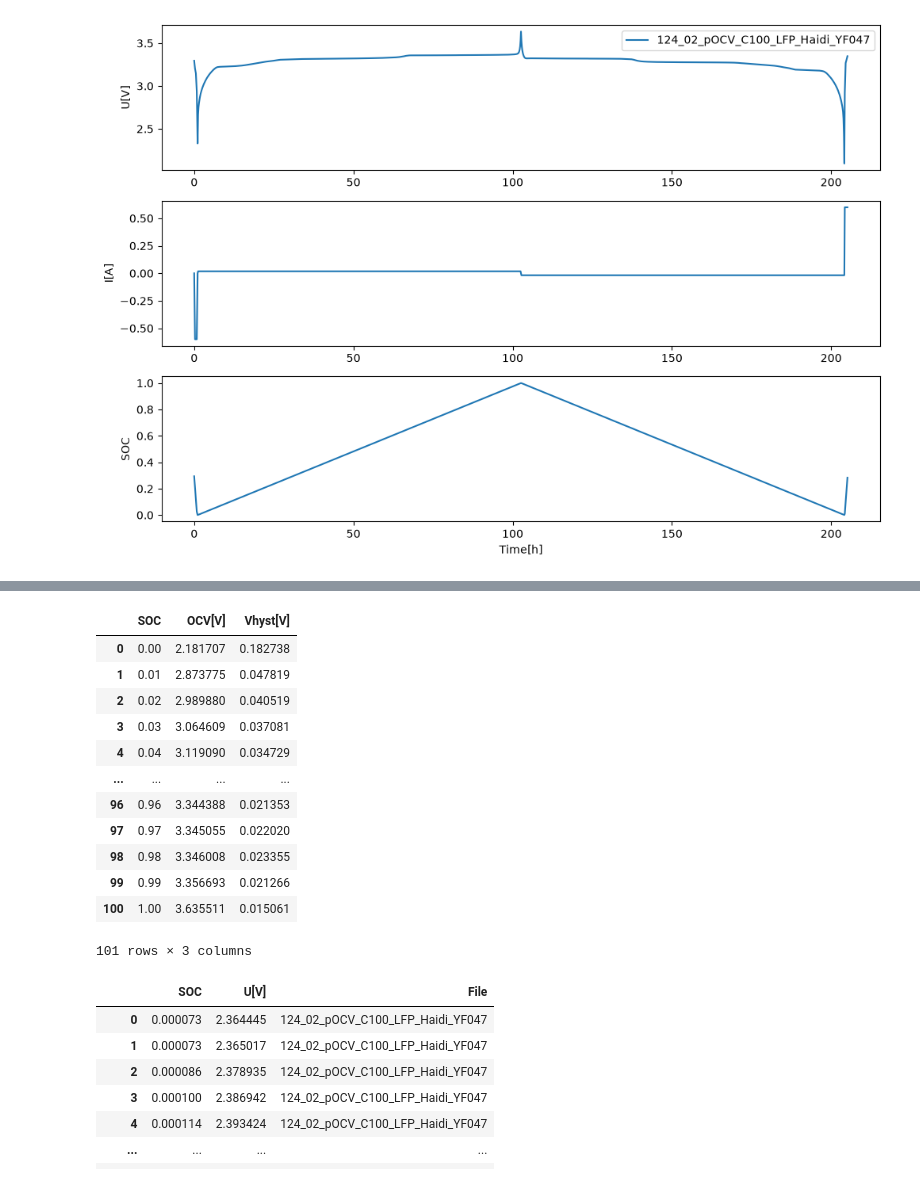
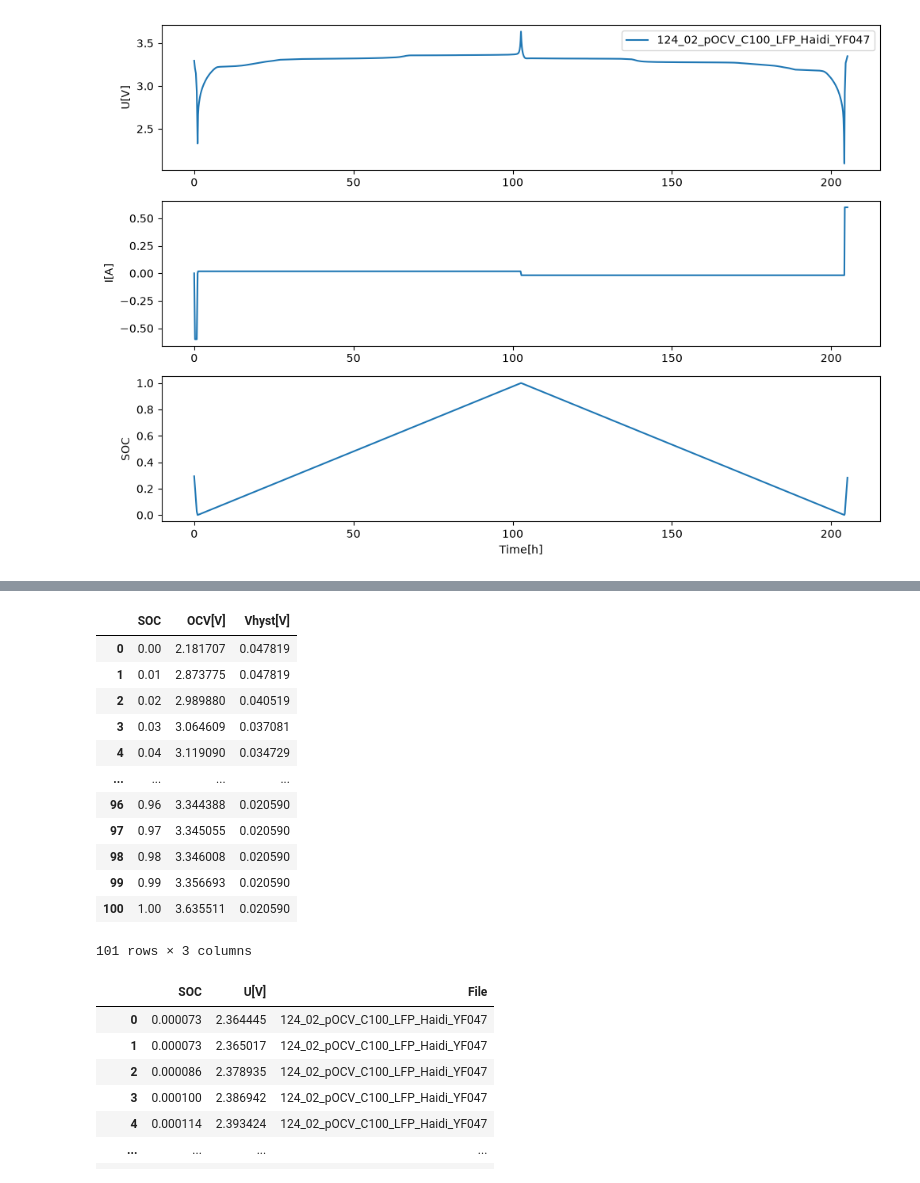
Before and after one commit to tum-ees/simses, a Jupyter notebook: tools/cell_characterisation/notebooks/pocv_test.ipynb, the cells around one changed output, grey strips where cells are left out. Cells and saved outputs as stored; diff of their text form; code cells hidden in the pictures.

```diff
--- a/tools/cell_characterisation/notebooks/pocv_test.ipynb
+++ b/tools/cell_characterisation/notebooks/pocv_test.ipynb
@@ -13,6 +13,9 @@ import matplotlib.pyplot as plt
 
 from tools.cell_characterisation.common import plot_measurements, read_measurements
 from tools.cell_characterisation.pocv_to_ocv_vhyst import build_ocv_lut, calc_ocv
+# %%
+TL = 1
+TR = 10
 # %%
 DATA = [Path(r"./data/124_02_pOCV_C100_LFP_Haidi_YF047.txt")]
 # %%
@@ -24,21 +43,21 @@ plot_measurements(meas, slice_step=100)
 # %%
 charge_df, discharge_df = calc_ocv(meas)
-lut = build_ocv_lut(charge_df, discharge_df, truncation_percent=0)
+lut = build_ocv_lut(charge_df, discharge_df, trunc_L=TL, trunc_R=TR)
 lut = lut["124_02_pOCV_C100_LFP_Haidi_YF047"]
 lut
 # %% [output]
 |  | SOC | OCV[V] | Vhyst[V] |
-| 0 | 0.00 | 2.181707 | 0.182738 |
+| 0 | 0.00 | 2.181707 | 0.047819 |
 | 1 | 0.01 | 2.873775 | 0.047819 |
 | 2 | 0.02 | 2.989880 | 0.040519 |
 | 3 | 0.03 | 3.064609 | 0.037081 |
 | 4 | 0.04 | 3.119090 | 0.034729 |
 | ... | ... | ... | ... |
-| 96 | 0.96 | 3.344388 | 0.021353 |
-| 97 | 0.97 | 3.345055 | 0.022020 |
-| 98 | 0.98 | 3.346008 | 0.023355 |
-| 99 | 0.99 | 3.356693 | 0.021266 |
-| 100 | 1.00 | 3.635511 | 0.015061 |
+| 96 | 0.96 | 3.344388 | 0.020590 |
+| 97 | 0.97 | 3.345055 | 0.020590 |
+| 98 | 0.98 | 3.346008 | 0.020590 |
+| 99 | 0.99 | 3.356693 | 0.020590 |
+| 100 | 1.00 | 3.635511 | 0.020590 |
 101 rows × 3 columns
 # %%
 charge_df
```
Also changed, not shown: parts of 7 cells of this notebook, 1 other file.
